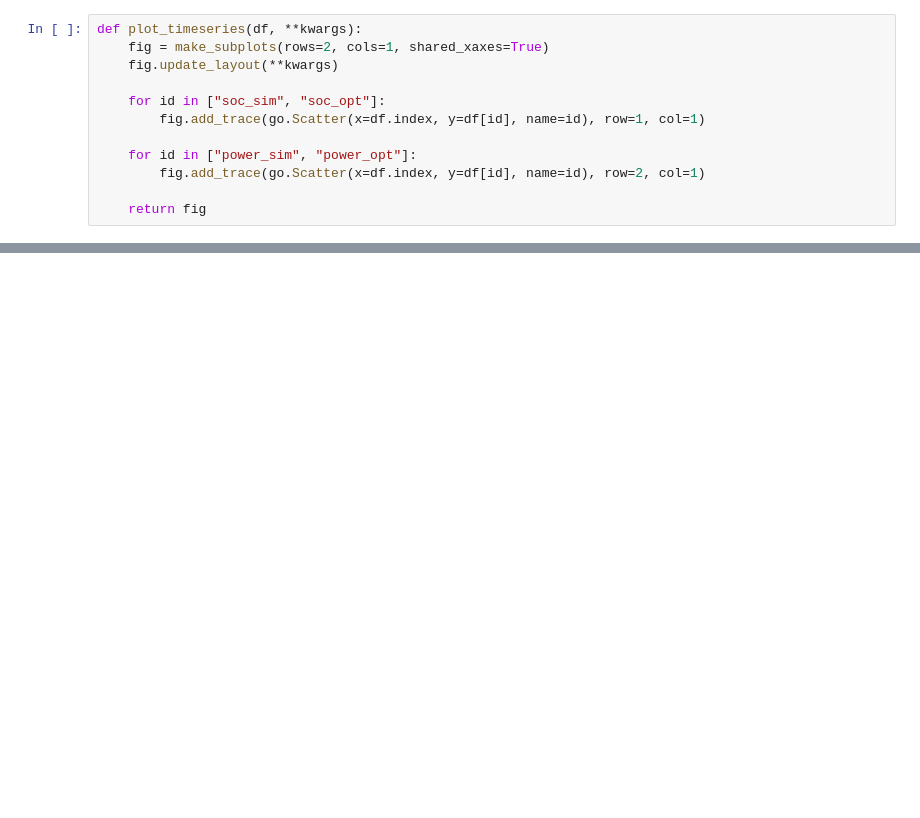
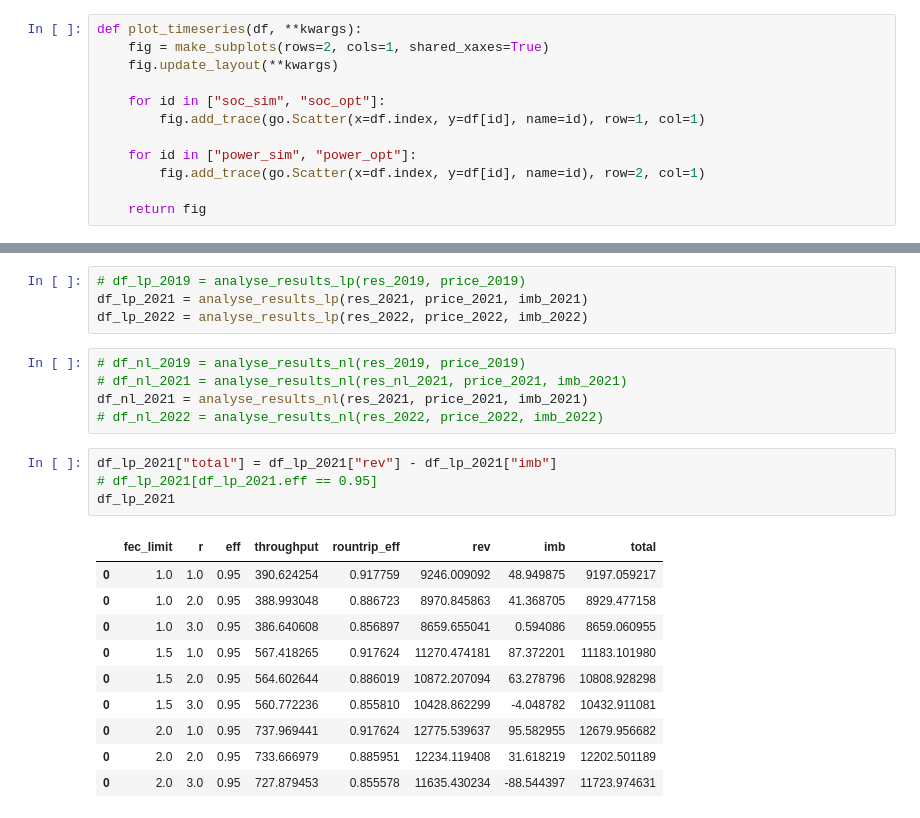
Before and after one commit to martincornejo/bess-opt-benchmark, a Jupyter notebook: analysis.ipynb, the cells around one changed output, grey strips where cells are left out. Cells and saved outputs as stored; diff of their text form; blank space fills up the shorter version.

```diff
--- a/analysis.ipynb
+++ b/analysis.ipynb
@@ -131,0 +182,24 @@ print(f"{eff_nl=:.2%} ({(eff_nl - eff_lp):+.2%})")
+# %%
+# df_lp_2019 = analyse_results_lp(res_2019, price_2019)
+df_lp_2021 = analyse_results_lp(res_2021, price_2021, imb_2021)
+df_lp_2022 = analyse_results_lp(res_2022, price_2022, imb_2022)
+# %%
+# df_nl_2019 = analyse_results_nl(res_2019, price_2019)
+# df_nl_2021 = analyse_results_nl(res_nl_2021, price_2021, imb_2021)
+df_nl_2021 = analyse_results_nl(res_2021, price_2021, imb_2021)
+# df_nl_2022 = analyse_results_nl(res_2022, price_2022, imb_2022)
+# %%
+df_lp_2021["total"] = df_lp_2021["rev"] - df_lp_2021["imb"]
+# df_lp_2021[df_lp_2021.eff == 0.95]
+df_lp_2021
+# %% [output]
+|  | fec_limit | r | eff | throughput | rountrip_eff | rev | imb | total |
+| 0 | 1.0 | 1.0 | 0.95 | 390.624254 | 0.917759 | 9246.009092 | 48.949875 | 9197.059217 |
+| 0 | 1.0 | 2.0 | 0.95 | 388.993048 | 0.886723 | 8970.845863 | 41.368705 | 8929.477158 |
+| 0 | 1.0 | 3.0 | 0.95 | 386.640608 | 0.856897 | 8659.655041 | 0.594086 | 8659.060955 |
+| 0 | 1.5 | 1.0 | 0.95 | 567.418265 | 0.917624 | 11270.474181 | 87.372201 | 11183.101980 |
+| 0 | 1.5 | 2.0 | 0.95 | 564.602644 | 0.886019 | 10872.207094 | 63.278796 | 10808.928298 |
+| 0 | 1.5 | 3.0 | 0.95 | 560.772236 | 0.855810 | 10428.862299 | -4.048782 | 10432.911081 |
+| 0 | 2.0 | 1.0 | 0.95 | 737.969441 | 0.917624 | 12775.539637 | 95.582955 | 12679.956682 |
+| 0 | 2.0 | 2.0 | 0.95 | 733.666979 | 0.885951 | 12234.119408 | 31.618219 | 12202.501189 |
+| 0 | 2.0 | 3.0 | 0.95 | 727.879453 | 0.855578 | 11635.430234 | -88.544397 | 11723.974631 |
```
Also changed, not shown: parts of 44 cells of this notebook, 1 other file.
